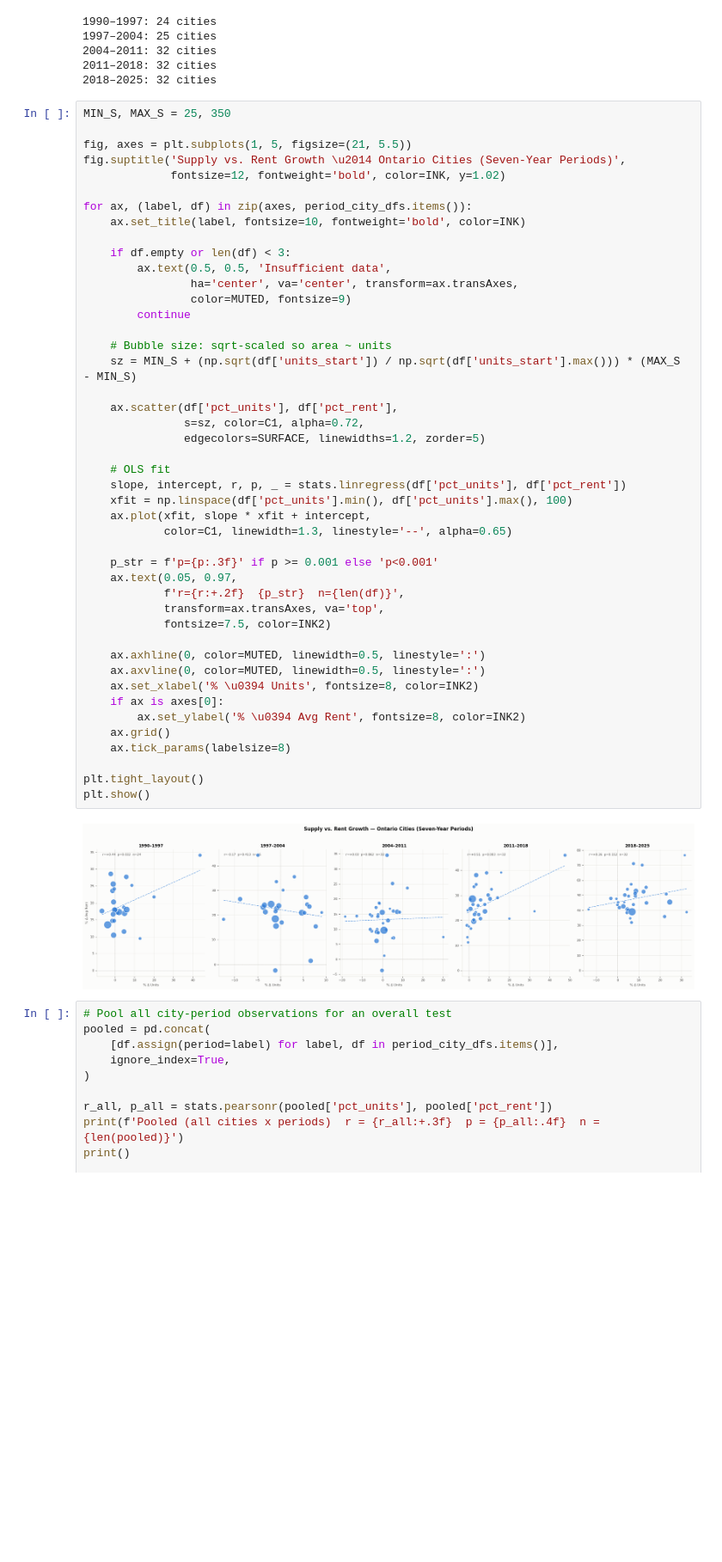
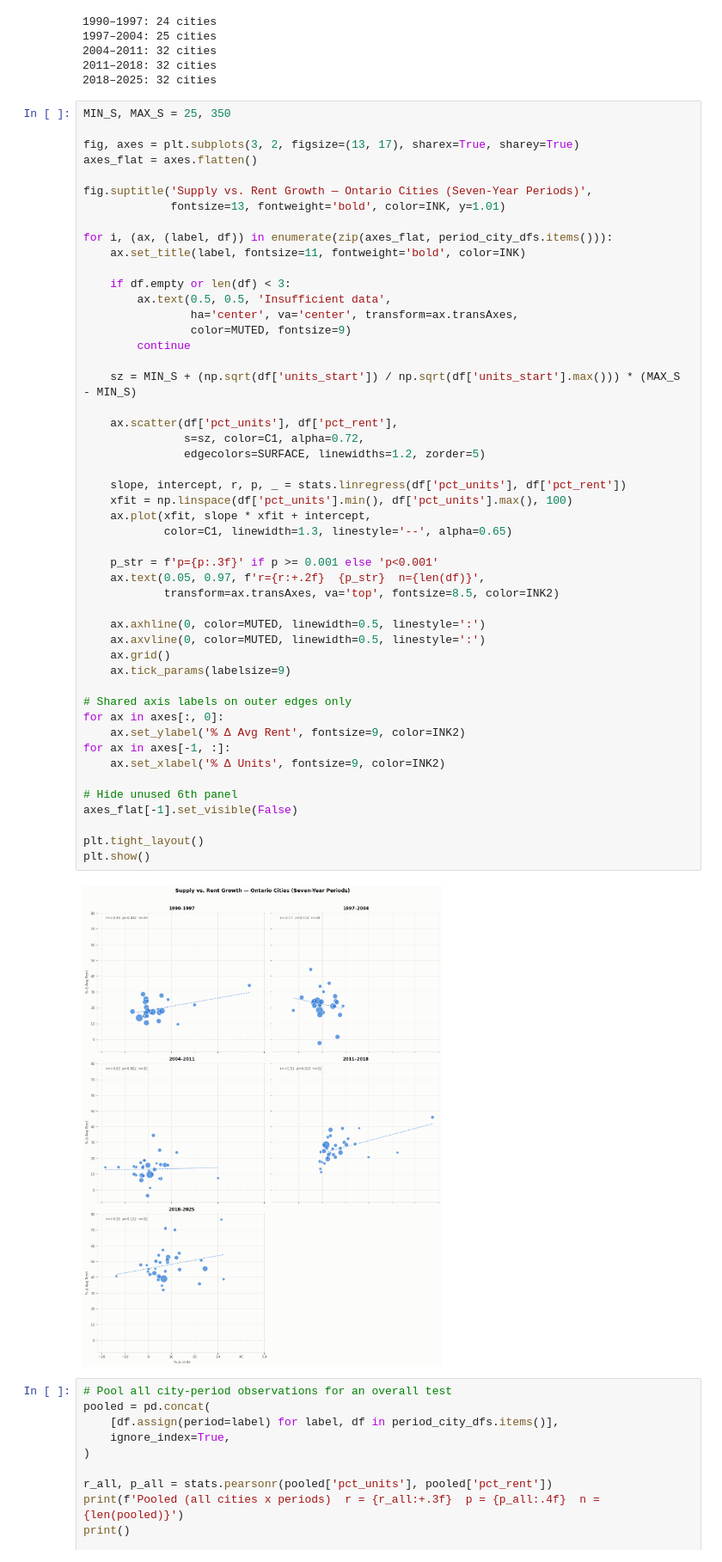
Before and after one commit to schoolofcities/renters, a Jupyter notebook: analysis/rents/explore_rental_data.ipynb, the cells around one changed output. Shown at 86% size. Cells and saved outputs as stored; diff of their text form; blank space fills up the shorter version.

```diff
--- a/analysis/rents/explore_rental_data.ipynb
+++ b/analysis/rents/explore_rental_data.ipynb
@@ -302,50 +530,54 @@ for label, df in period_city_dfs.items():
 # %%
 MIN_S, MAX_S = 25, 350
 
-fig, axes = plt.subplots(1, 5, figsize=(21, 5.5))
-fig.suptitle('Supply vs. Rent Growth \u2014 Ontario Cities (Seven-Year Periods)',
-             fontsize=12, fontweight='bold', color=INK, y=1.02)
+fig, axes = plt.subplots(3, 2, figsize=(13, 17), sharex=True, sharey=True)
+axes_flat = axes.flatten()
 
-for ax, (label, df) in zip(axes, period_city_dfs.items()):
-    ax.set_title(label, fontsize=10, fontweight='bold', color=INK)
+fig.suptitle('Supply vs. Rent Growth — Ontario Cities (Seven-Year Periods)',
+             fontsize=13, fontweight='bold', color=INK, y=1.01)
+
+for i, (ax, (label, df)) in enumerate(zip(axes_flat, period_city_dfs.items())):
+    ax.set_title(label, fontsize=11, fontweight='bold', color=INK)
 
     if df.empty or len(df) < 3:
         ax.text(0.5, 0.5, 'Insufficient data',
                 ha='center', va='center', transform=ax.transAxes,
                 color=MUTED, fontsize=9)
         continue
 
-    # Bubble size: sqrt-scaled so area ~ units
     sz = MIN_S + (np.sqrt(df['units_start']) / np.sqrt(df['units_start'].max())) * (MAX_S - MIN_S)
 
     ax.scatter(df['pct_units'], df['pct_rent'],
                s=sz, color=C1, alpha=0.72,
                edgecolors=SURFACE, linewidths=1.2, zorder=5)
 
-    # OLS fit
     slope, intercept, r, p, _ = stats.linregress(df['pct_units'], df['pct_rent'])
     xfit = np.linspace(df['pct_units'].min(), df['pct_units'].max(), 100)
     ax.plot(xfit, slope * xfit + intercept,
             color=C1, linewidth=1.3, linestyle='--', alpha=0.65)
 
     p_str = f'p={p:.3f}' if p >= 0.001 else 'p<0.001'
-    ax.text(0.05, 0.97,
-            f'r={r:+.2f}  {p_str}  n={len(df)}',
-            transform=ax.transAxes, va='top',
-            fontsize=7.5, color=INK2)
+    ax.text(0.05, 0.97, f'r={r:+.2f}  {p_str}  n={len(df)}',
+            transform=ax.transAxes, va='top', fontsize=8.5, color=INK2)
 
     ax.axhline(0, color=MUTED, linewidth=0.5, linestyle=':')
     ax.axvline(0, color=MUTED, linewidth=0.5, linestyle=':')
-    ax.set_xlabel('% \u0394 Units', fontsize=8, color=INK2)
-    if ax is axes[0]:
-        ax.set_ylabel('% \u0394 Avg Rent', fontsize=8, color=INK2)
     ax.grid()
-    ax.tick_params(labelsize=8)
+    ax.tick_params(labelsize=9)
+
+# Shared axis labels on outer edges only
+for ax in axes[:, 0]:
+    ax.set_ylabel('% Δ Avg Rent', fontsize=9, color=INK2)
+for ax in axes[-1, :]:
+    ax.set_xlabel('% Δ Units', fontsize=9, color=INK2)
+
+# Hide unused 6th panel
+axes_flat[-1].set_visible(False)
 
 plt.tight_layout()
 plt.show()
 # %% [output]
-[figure, old version]
+[figure, new version]
 # %%
 # Pool all city-period observations for an overall test
 pooled = pd.concat(
```
Also changed, not shown: parts of 8 cells of this notebook.
